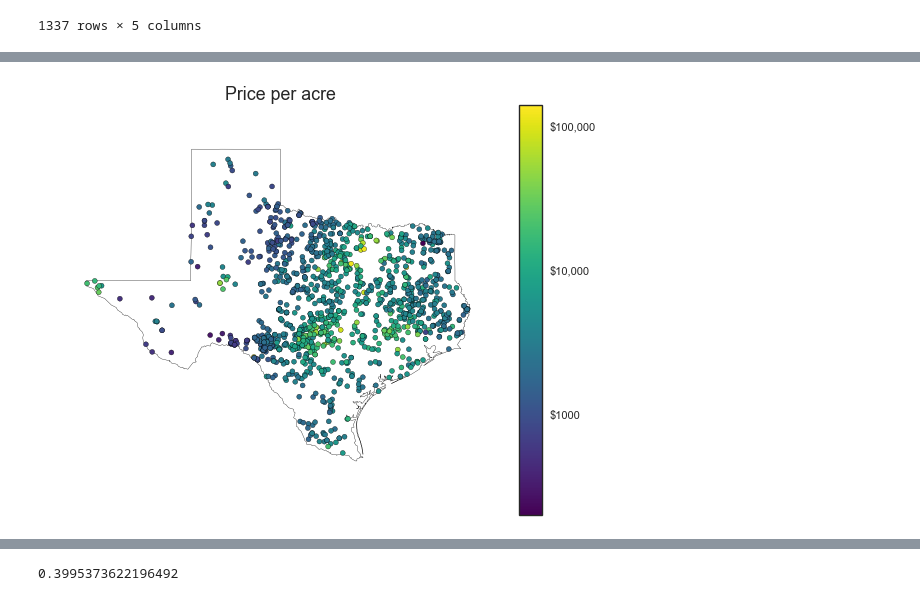
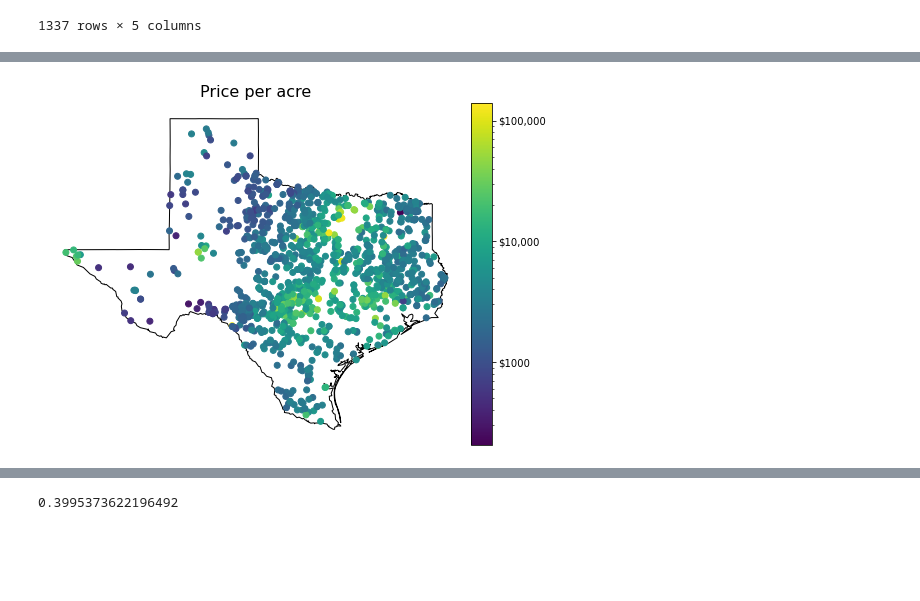
Before and after one commit to akuczala/windsite, a Jupyter notebook: notebooks/land-values-TX.ipynb, the cells around one changed output, grey strips where cells are left out. Saved outputs shown, nothing was run; the diff lists cells and outputs as text; code cells hidden in the pictures; blank space fills up the shorter version.

```diff
--- a/notebooks/land-values-TX.ipynb
+++ b/notebooks/land-values-TX.ipynb
@@ -88,26 +61,0 @@ plt.style.available
-# %%
-from mpl_toolkits.axes_grid1 import make_axes_locatable
-from matplotlib.colors import LogNorm
-
-plt.style.use('seaborn-white')
-#ax = land_values.plot_ppa(parsed_df,'TX');
-#ax.set_aspect(aspect=1)
-fig, ax = plt.subplots(figsize=(8,8))
-base = texas.plot(color='none',edgecolor='black',ax=ax)
-im = plt.scatter(parsed_df['longitude'],parsed_df['latitude'],
-                 c=parsed_df['ppa'],norm=LogNorm(),cmap='viridis')
-plt.axis('off')
-#fig.colorbar(im,ax=ax)
-#ax.set_aspect(aspect=1)
-
-divider = make_axes_locatable(ax)
-cax = divider.append_axes("right", size="5%", pad=0.05)
-cbar = fig.colorbar(im, cax=cax,ticks=[1e3,1e4,1e5])
-cbar.ax.set_yticklabels(['$1000','$10,000','$100,000'])
-ax.set_title('Price per acre')
-ax
-#plt.savefig('../../figs/land-price-TX-light.png',bbox_inches='tight',transparent=True)
-
-plt.show()
-# %% [output]
-[figure, removed]
@@ -115,0 +62,6 @@ import models
+# %%
+land_values.plot_ppa(parsed_df,'TX')
+#plt.savefig('../../figs/land-price-TX-2.png',bbox_inches='tight',transparent=True)
+plt.show()
+# %% [output]
+[figure, added]
```
Also changed, not shown: parts of 19 cells of this notebook, 8 other files.
